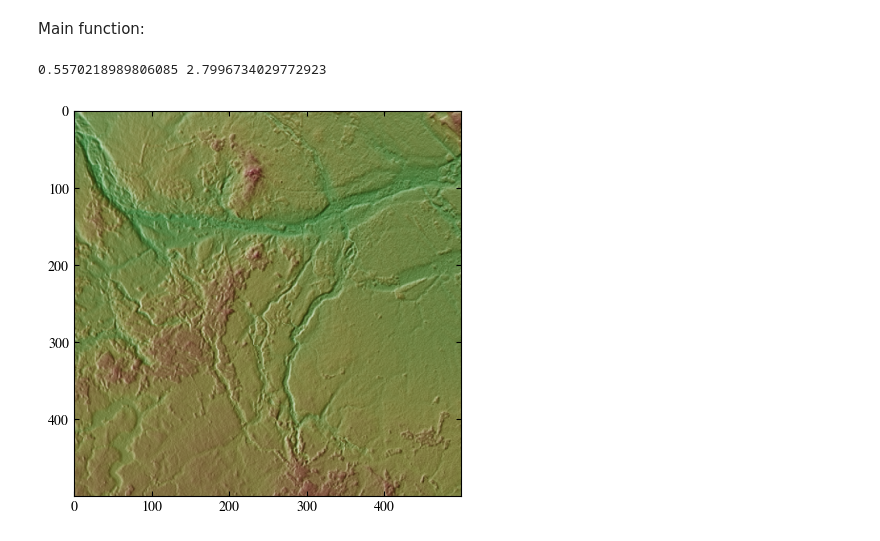
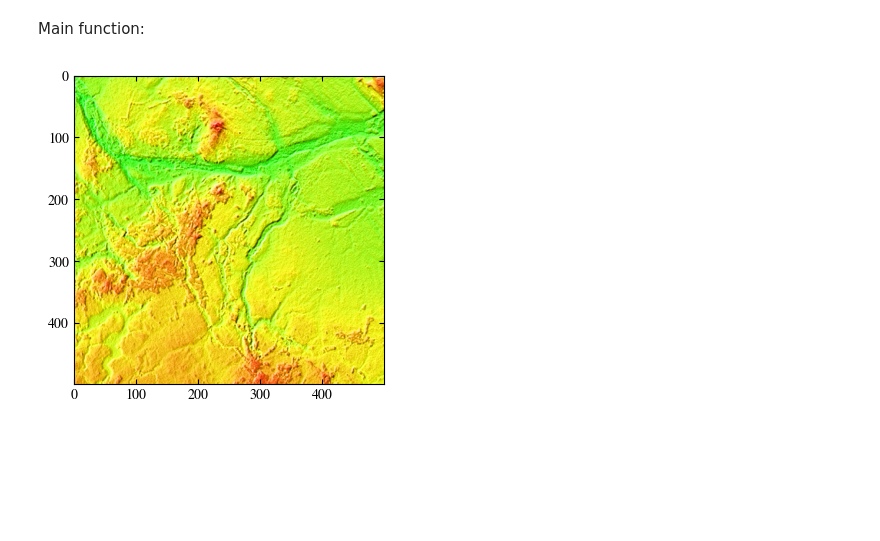
Before and after one commit to Frostyyyl/Human-computer-interaction, a Jupyter notebook: color_visualization/jupiter.ipynb, the cells around one changed output. Saved outputs shown, nothing was run; the diff lists cells and outputs as text; code cells hidden in the pictures; blank space fills up the shorter version.

Commit message:
Updated map gradient

```diff
--- a/color_visualization/jupiter.ipynb
+++ b/color_visualization/jupiter.ipynb
@@ -189,6 +208,7 @@ def draw_map(data, angles, params):
     # set the font
     plt.rcParams['mathtext.fontset'] = 'stix'
     plt.rcParams['font.family'] = 'STIXGeneral'
+    plt.rcParams['font.size'] = 10
     # set the rest of the paramethers
     plt.rcParams['xtick.direction'] = 'in'
     plt.rcParams['xtick.top'] = True
@@ -197,23 +217,27 @@ def draw_map(data, angles, params):
     plt.rcParams['ytick.right'] = True
     plt.rcParams['ytick.left'] = True
 
-    fig, ax = plt.subplots(figsize=(5, 5))
+    fig, ax = plt.subplots(figsize=(4, 4))
 
-    # calculate the image using the map_gradient
 
-    # # create a matrix holding the rgb values of the map points
-    # img = np.empty((params[0], params[1], 3))
-    # for (i, j), v in np.ndenumerate(data):
-    #     img[i, j] = map_gradient(v, angles[i, j])
+    # NOTE calculate the image using the map_gradient
 
-    # # convert to image and set the axes's range
+    # create a matrix holding the rgb values of the map points
+    img = np.empty((params[0], params[1], 3))
+    for (i, j), v in np.ndenumerate(data):
+        img[i, j] = map_gradient(v, angles[i, j])
+
+    # convert to image and set the axes's range
+    im = ax.imshow(img, aspect='auto')
+    im.set_extent([0, params[0] - 1, params[1] - 1, 0])
+
+
+    # NOTE calculate the image using the compound_map_gradient
+
+    # img = compound_map_gradient(data, angles)
     # im = ax.imshow(img, aspect='auto')
     # im.set_extent([0, params[0] - 1, params[1] - 1, 0])
 
-    # calculate the image using the compound_map_gradient
-    img = compound_map_gradient(data, angles)
-    im = ax.imshow(img, aspect='auto', extent=[0, params[0] - 1, params[1] - 1, 0])
-
     fig.savefig('map.pdf')
 # %% [markdown]
 Function for calculating normal vectors to the plane formed by a point and its two neighboring points:
@@ -300,16 +324,14 @@ Main function:
 # %%
 data, params = read_file('data/big.dem')
 dist = params[2]
 
 # define sun's position
-sun = (-100 * dist, 100 * dist, 250) # NOTE: tweak to change the result
+sun = (-150 * dist, -100 * dist, 150)
 
 normal_vectors = calculate_normals(data, params)
 
 angles = calculate_angles(data, normal_vectors, params, sun)
-print(np.min(angles), np.max(angles)) # NOTE: most likely will be helpfull to use in gradient
 
 draw_map(data, angles, params)
 # %% [output]
-0.5570218989806085 2.7996734029772923
-[figure, old version]
+[figure, new version]
```
Also changed, not shown: parts of 3 cells of this notebook, 2 other files.
